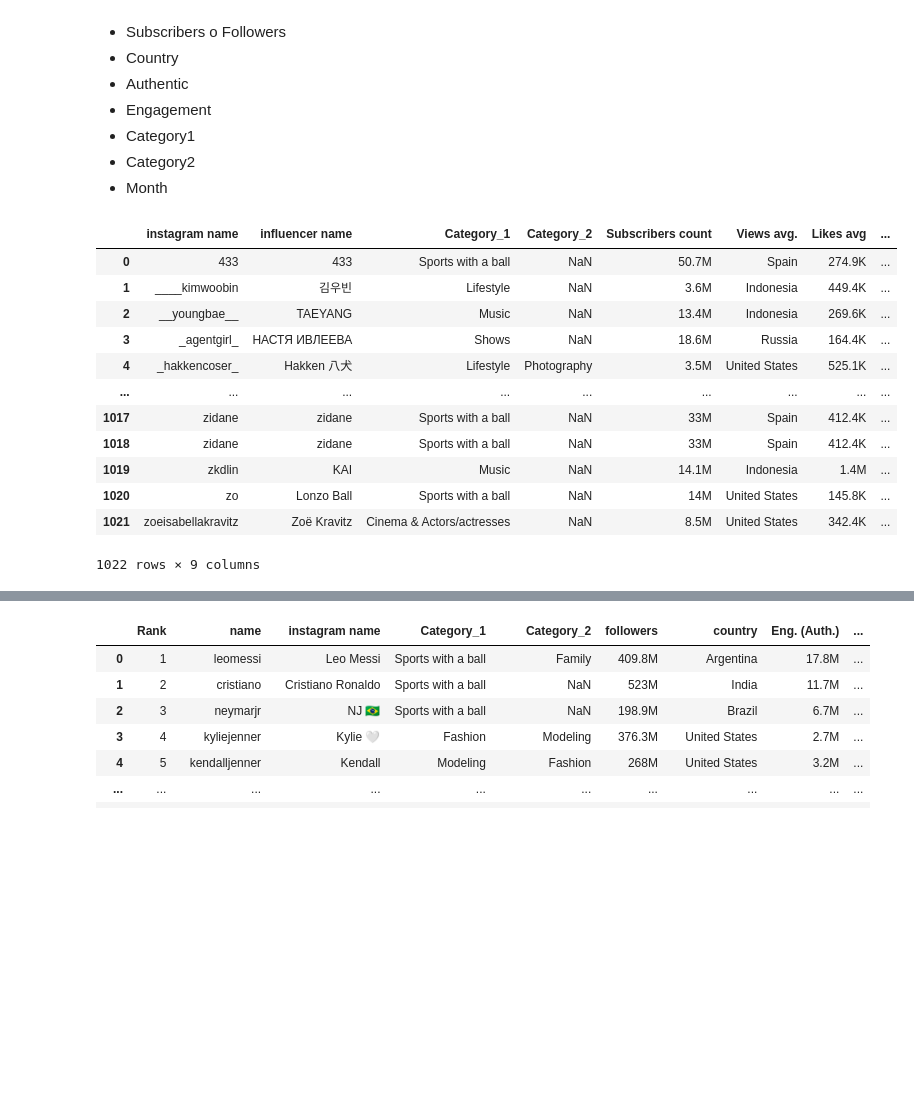
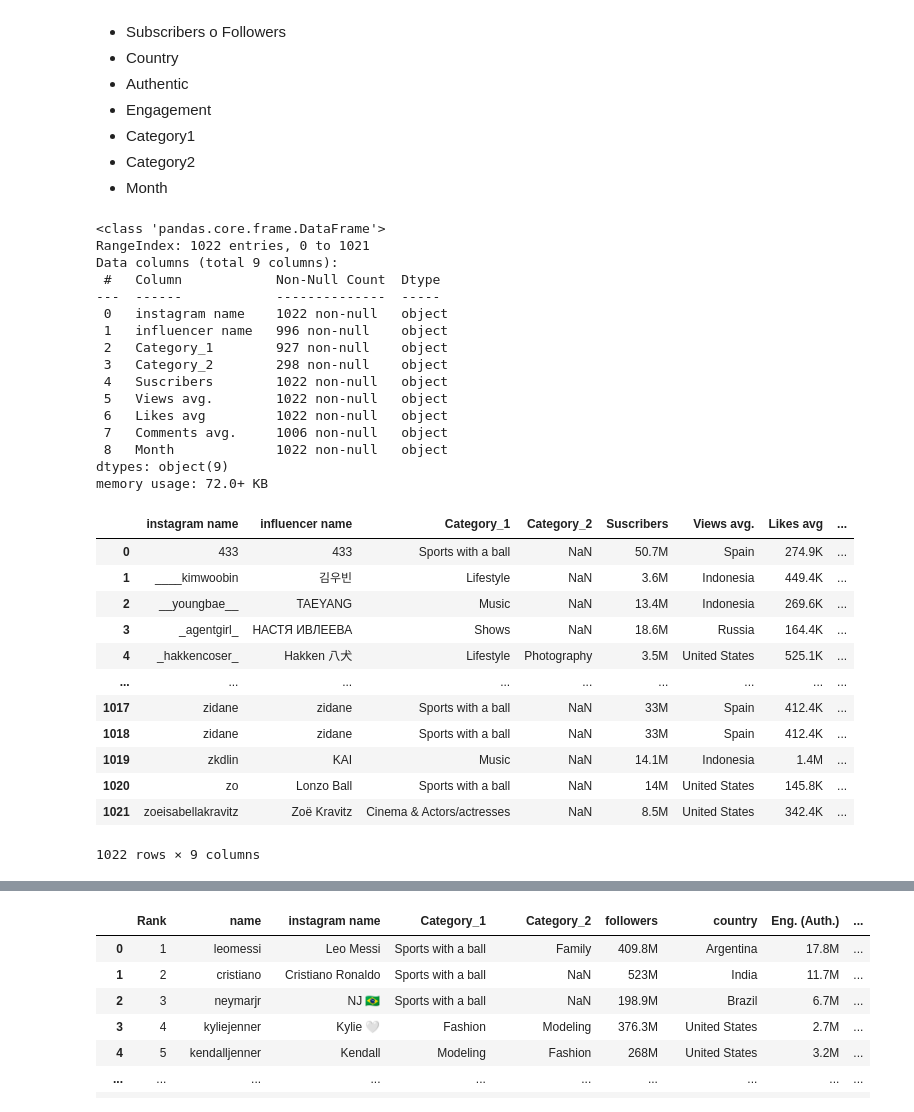
Before and after one commit to MarioChvx/ciencia_de_datos_PAMBAZO, a Jupyter notebook: proyectos/Proyecto4/socialnetworks.ipynb, the cells around one changed output, grey strips where cells are left out. Cells and saved outputs as stored; diff of their text form; code cells hidden in the pictures; blank space fills up the shorter version.

```diff
--- a/proyectos/Proyecto4/socialnetworks.ipynb
+++ b/proyectos/Proyecto4/socialnetworks.ipynb
@@ -26,9 +26,28 @@ Instagram:
 # %%
 ig_june= pd.read_csv('DATA/instagramjune2022.csv')
 ig_june = ig_june.assign(Month='June')
+ig_june = ig_june.rename(columns={'Subscribers count': 'Suscribers', 'influencer name': 'Name'})
+
+ig_june.info()
 ig_june
 # %% [output]
+<class 'pandas.core.frame.DataFrame'>
+RangeIndex: 1022 entries, 0 to 1021
+Data columns (total 9 columns):
+ #   Column            Non-Null Count  Dtype
+---  ------            --------------  -----
+ 0   instagram name    1022 non-null   object
+ 1   influencer name   996 non-null    object
+ 2   Category_1        927 non-null    object
+ 3   Category_2        298 non-null    object
+ 4   Suscribers        1022 non-null   object
+ 5   Views avg.        1022 non-null   object
+ 6   Likes avg         1022 non-null   object
+ 7   Comments avg.     1006 non-null   object
+ 8   Month             1022 non-null   object
+dtypes: object(9)
+memory usage: 72.0+ KB
-|  | instagram name | influencer name | Category_1 | Category_2 | Subscribers count | Views avg. | Likes avg | ... |
+|  | instagram name | influencer name | Category_1 | Category_2 | Suscribers | Views avg. | Likes avg | ... |
 | 0 | 433 | 433 | Sports with a ball | NaN | 50.7M | Spain | 274.9K | ... |
 | 1 | ____kimwoobin | 김우빈 | Lifestyle | NaN | 3.6M | Indonesia | 449.4K | ... |
 | 2 | __youngbae__ | TAEYANG | Music | NaN | 13.4M | Indonesia | 269.6K | ... |
@@ -40,7 +59,7 @@ ig_june
 | 1019 | zkdlin | KAI | Music | NaN | 14.1M | Indonesia | 1.4M | ... |
 | 1020 | zo | Lonzo Ball | Sports with a ball | NaN | 14M | United States | 145.8K | ... |
 | 1021 | zoeisabellakravitz | Zoë Kravitz | Cinema & Actors/actresses | NaN | 8.5M | United States | 342.4K | ... |
-1022 rows × 9 columns
+1022 rows × 9 columns
 # %%
 ig_sep= pd.read_csv('DATA/instagramsep2022.csv')
 ig_sep = ig_sep.assign(Month='September')
```
Also changed, not shown: parts of 5 cells of this notebook.
